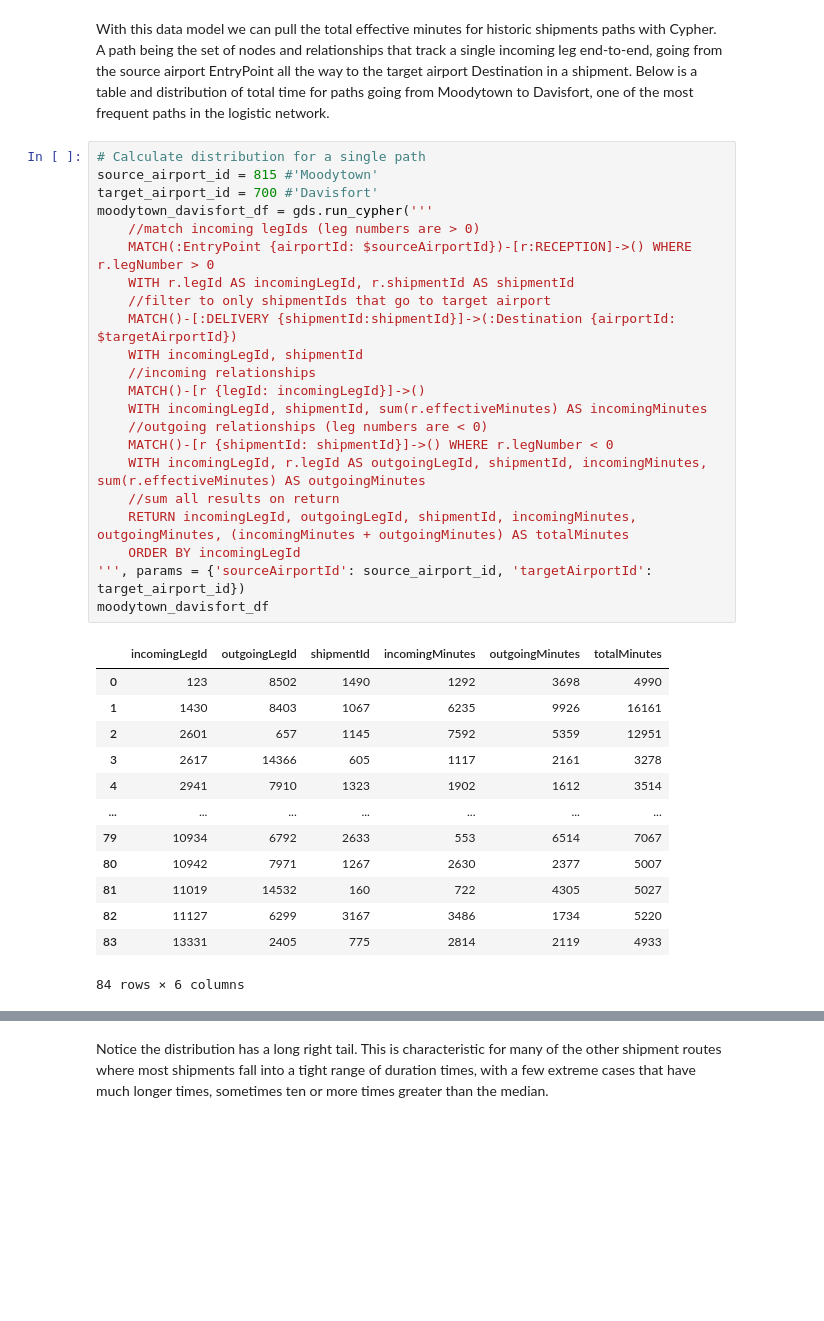
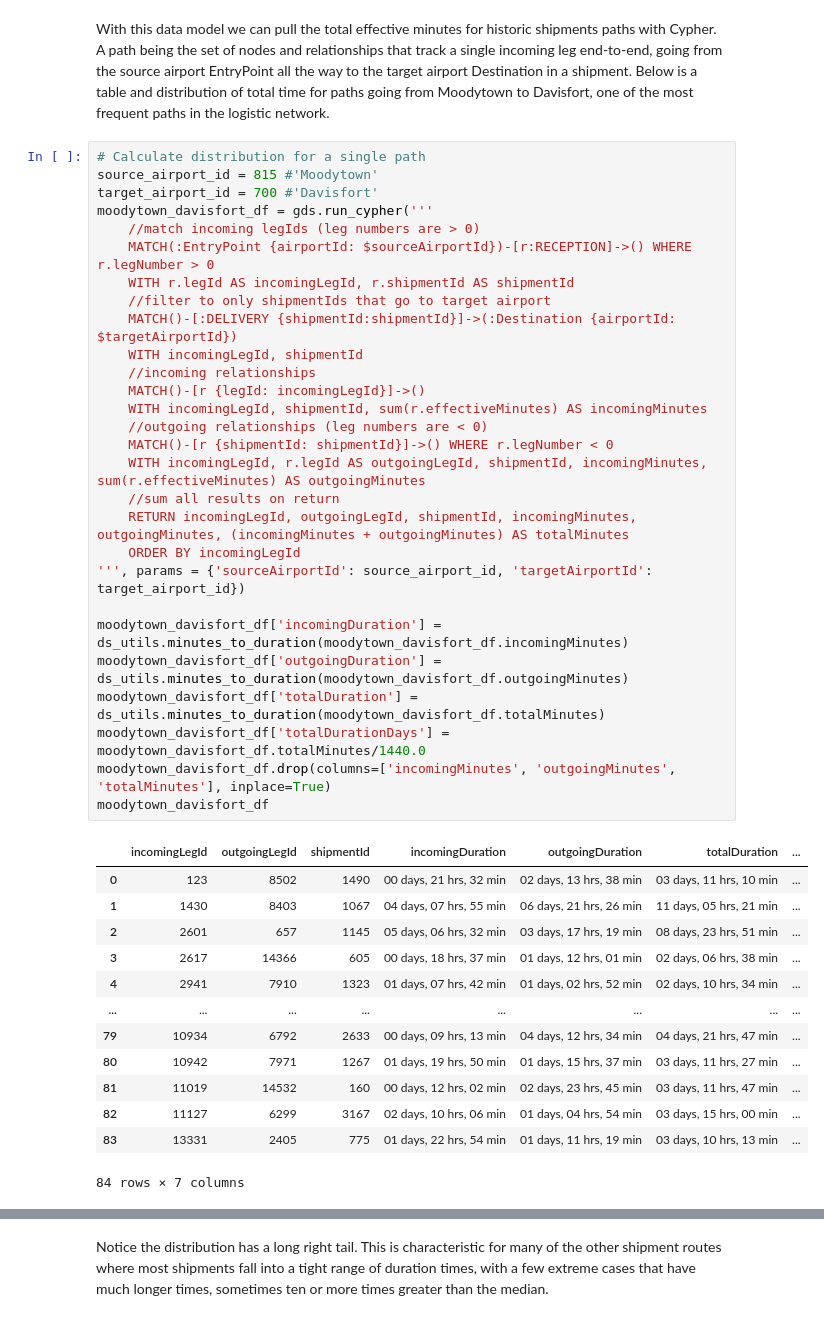
Before and after one commit to neo4j-product-examples/supply-chain-logistics-demo, a Jupyter notebook: part3-path-finding-and-what-if/route-finding-demo.ipynb, the cells around one changed output, grey strips where cells are left out. Drawn from its saved outputs; the diff is of its cells as text; blank space fills up the shorter version.

```diff
--- a/part3-path-finding-and-what-if/route-finding-demo.ipynb
+++ b/part3-path-finding-and-what-if/route-finding-demo.ipynb
@@ -49,39 +49,45 @@ With this data model we can pull the total effective minutes for historic shipme
 # %%
 # Calculate distribution for a single path
 source_airport_id = 815 #'Moodytown'
 target_airport_id = 700 #'Davisfort'
 moodytown_davisfort_df = gds.run_cypher('''
     //match incoming legIds (leg numbers are > 0)
     MATCH(:EntryPoint {airportId: $sourceAirportId})-[r:RECEPTION]->() WHERE r.legNumber > 0
     WITH r.legId AS incomingLegId, r.shipmentId AS shipmentId
     //filter to only shipmentIds that go to target airport
     MATCH()-[:DELIVERY {shipmentId:shipmentId}]->(:Destination {airportId: $targetAirportId})
     WITH incomingLegId, shipmentId
     //incoming relationships
     MATCH()-[r {legId: incomingLegId}]->()
     WITH incomingLegId, shipmentId, sum(r.effectiveMinutes) AS incomingMinutes
     //outgoing relationships (leg numbers are < 0)
     MATCH()-[r {shipmentId: shipmentId}]->() WHERE r.legNumber < 0
     WITH incomingLegId, r.legId AS outgoingLegId, shipmentId, incomingMinutes, sum(r.effectiveMinutes) AS outgoingMinutes
     //sum all results on return
     RETURN incomingLegId, outgoingLegId, shipmentId, incomingMinutes, outgoingMinutes, (incomingMinutes + outgoingMinutes) AS totalMinutes
     ORDER BY incomingLegId
 ''', params = {'sourceAirportId': source_airport_id, 'targetAirportId': target_airport_id})
+
+moodytown_davisfort_df['incomingDuration'] = ds_utils.minutes_to_duration(moodytown_davisfort_df.incomingMinutes)
+moodytown_davisfort_df['outgoingDuration'] = ds_utils.minutes_to_duration(moodytown_davisfort_df.outgoingMinutes)
+moodytown_davisfort_df['totalDuration'] = ds_utils.minutes_to_duration(moodytown_davisfort_df.totalMinutes)
+moodytown_davisfort_df['totalDurationDays'] = moodytown_davisfort_df.totalMinutes/1440.0
+moodytown_davisfort_df.drop(columns=['incomingMinutes', 'outgoingMinutes', 'totalMinutes'], inplace=True)
 moodytown_davisfort_df
 # %% [output]
-|  | incomingLegId | outgoingLegId | shipmentId | incomingMinutes | outgoingMinutes | totalMinutes |
-| 0 | 123 | 8502 | 1490 | 1292 | 3698 | 4990 |
-| 1 | 1430 | 8403 | 1067 | 6235 | 9926 | 16161 |
-| 2 | 2601 | 657 | 1145 | 7592 | 5359 | 12951 |
-| 3 | 2617 | 14366 | 605 | 1117 | 2161 | 3278 |
-| 4 | 2941 | 7910 | 1323 | 1902 | 1612 | 3514 |
-| ... | ... | ... | ... | ... | ... | ... |
-| 79 | 10934 | 6792 | 2633 | 553 | 6514 | 7067 |
-| 80 | 10942 | 7971 | 1267 | 2630 | 2377 | 5007 |
-| 81 | 11019 | 14532 | 160 | 722 | 4305 | 5027 |
-| 82 | 11127 | 6299 | 3167 | 3486 | 1734 | 5220 |
-| 83 | 13331 | 2405 | 775 | 2814 | 2119 | 4933 |
+|  | incomingLegId | outgoingLegId | shipmentId | incomingDuration | outgoingDuration | totalDuration | ... |
+| 0 | 123 | 8502 | 1490 | 00 days, 21 hrs, 32 min | 02 days, 13 hrs, 38 min | 03 days, 11 hrs, 10 min | ... |
+| 1 | 1430 | 8403 | 1067 | 04 days, 07 hrs, 55 min | 06 days, 21 hrs, 26 min | 11 days, 05 hrs, 21 min | ... |
+| 2 | 2601 | 657 | 1145 | 05 days, 06 hrs, 32 min | 03 days, 17 hrs, 19 min | 08 days, 23 hrs, 51 min | ... |
+| 3 | 2617 | 14366 | 605 | 00 days, 18 hrs, 37 min | 01 days, 12 hrs, 01 min | 02 days, 06 hrs, 38 min | ... |
+| 4 | 2941 | 7910 | 1323 | 01 days, 07 hrs, 42 min | 01 days, 02 hrs, 52 min | 02 days, 10 hrs, 34 min | ... |
+| ... | ... | ... | ... | ... | ... | ... | ... |
+| 79 | 10934 | 6792 | 2633 | 00 days, 09 hrs, 13 min | 04 days, 12 hrs, 34 min | 04 days, 21 hrs, 47 min | ... |
+| 80 | 10942 | 7971 | 1267 | 01 days, 19 hrs, 50 min | 01 days, 15 hrs, 37 min | 03 days, 11 hrs, 27 min | ... |
+| 81 | 11019 | 14532 | 160 | 00 days, 12 hrs, 02 min | 02 days, 23 hrs, 45 min | 03 days, 11 hrs, 47 min | ... |
+| 82 | 11127 | 6299 | 3167 | 02 days, 10 hrs, 06 min | 01 days, 04 hrs, 54 min | 03 days, 15 hrs, 00 min | ... |
+| 83 | 13331 | 2405 | 775 | 01 days, 22 hrs, 54 min | 01 days, 11 hrs, 19 min | 03 days, 10 hrs, 13 min | ... |
-84 rows × 6 columns
+84 rows × 7 columns
 # %%
 def get_percentiles(s, q=None):
     if q is None:
```
Also changed, not shown: parts of 26 cells of this notebook, 7 other files.
